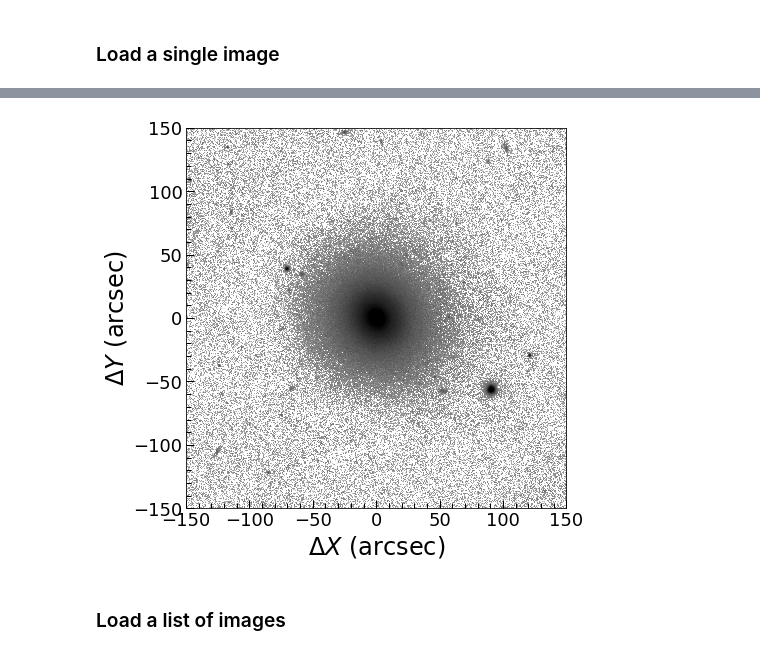
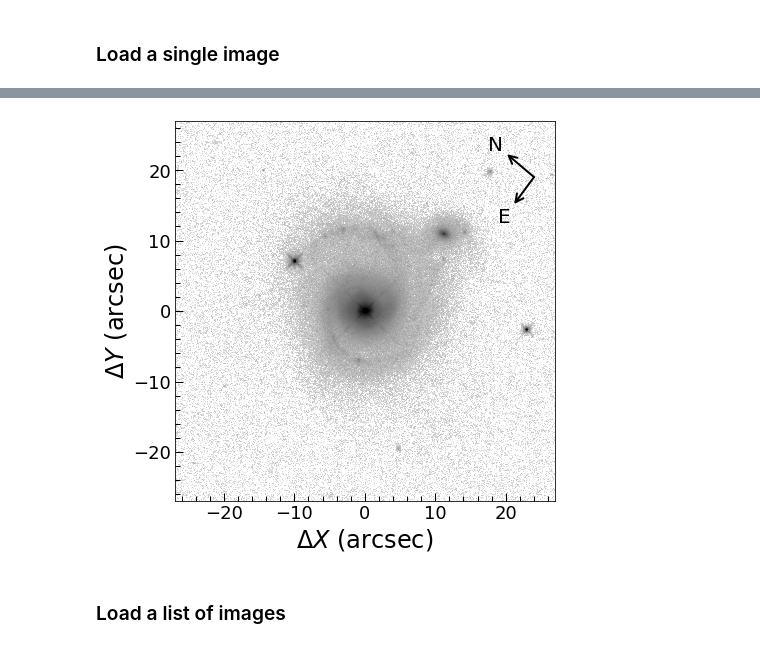
Before and after one commit to jyshangguan/MorphSED, a Jupyter notebook: examples/demo_read_images.ipynb, the cells around one changed output, grey strips where cells are left out. Drawn from its saved outputs; the diff is of its cells as text; code cells hidden in the pictures.

Commit message:
add wcs rotation

```diff
--- a/examples/demo_read_images.ipynb
+++ b/examples/demo_read_images.ipynb
@@ -19,13 +19,14 @@ mpl.rc("ytick.minor", width=1., size=5)
 # %% [markdown]
 ### Load a single image
 # %%
-img = image('data/NGC1400/cutout_rings.v3.skycell.0893.033.stk.g.unconv.fits',
-            unit='adu')
+img = image('MorphSED/examples/data/PG0050+124_sci.fits', unit='adu')
+print(img.wcs_rotation.to('degree'))
+print(img.pixel_scales)
 
-# Plot it
 mean, med, std = img.sigma_clipped_stats()
 vmin = med - 0 * std
-vmax = med + 100 * std
-img.plot(vmin=vmin, vmax=vmax, a=1e-4)
+vmax = med + 1000 * std
+ax = img.plot(vmin=vmin, vmax=vmax, a=1e-4)
+img.plot_direction(ax, (24, 19))
 plt.show()
 # %% [output]
@@ -41,4 +36,4 @@ WARNING: FITSFixedWarning: 'datfix' made the change 'Set DATE-OBS to '2012-10-18
-[figure, old version]
+[figure, new version]
 # %% [markdown]
 ### Load a list of images
 # %%
```
Also changed, not shown: parts of 3 cells of this notebook, 3 other files.
